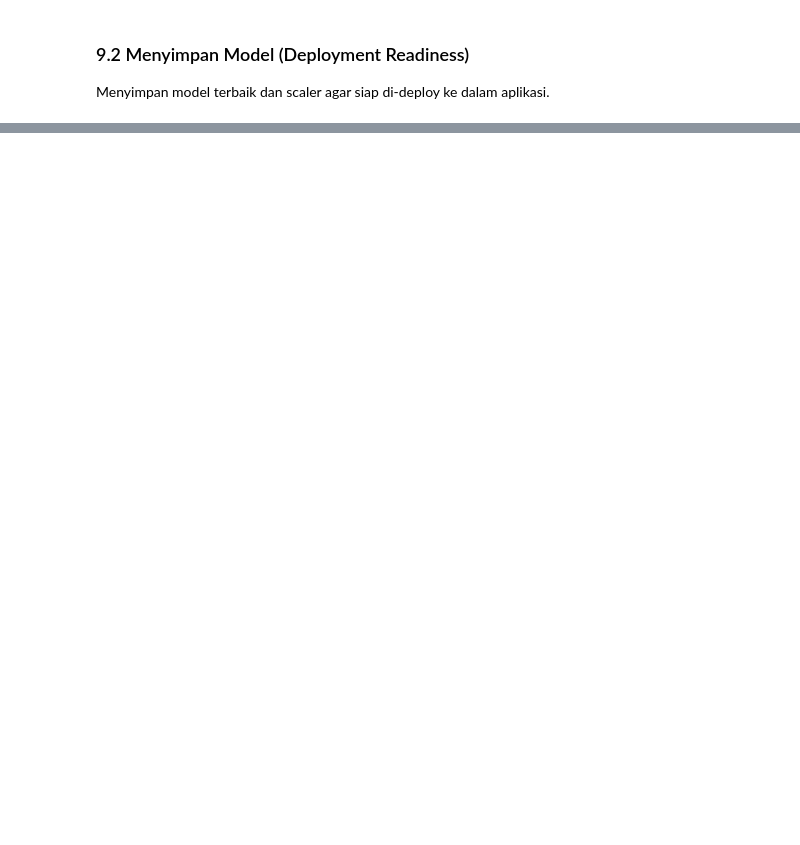
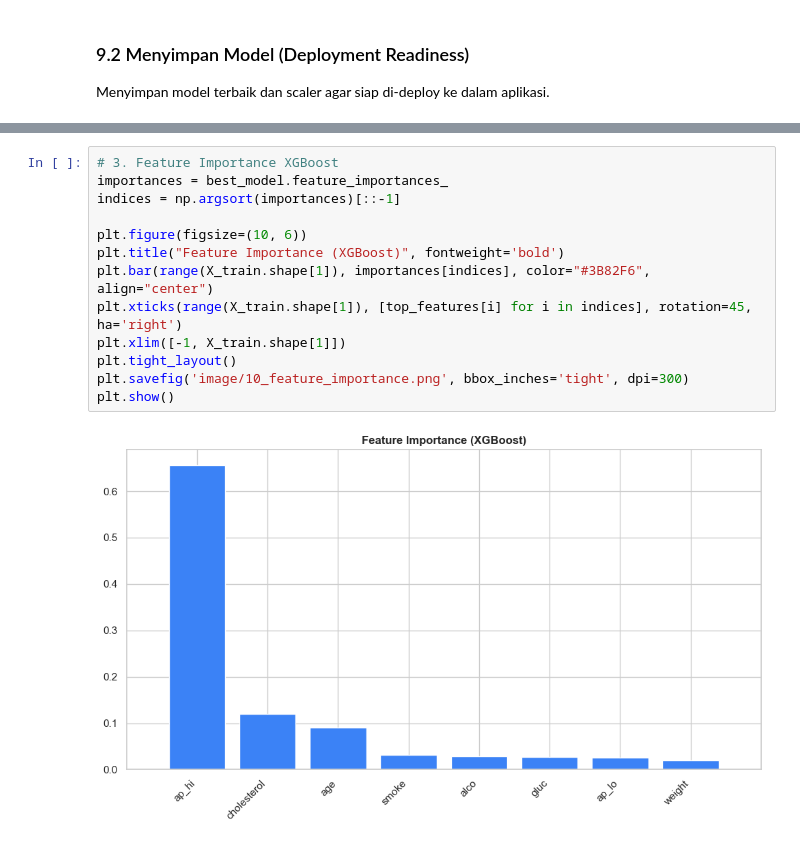
Before and after one commit to kebabresing/cardiovascular-risk-prediction, a Jupyter notebook: Cardiovascular_Disease_Prediction.ipynb, the cells around one changed output, grey strips where cells are left out. Cells and saved outputs as stored; diff of their text form; blank space fills up the shorter version.

```diff
--- a/Cardiovascular_Disease_Prediction.ipynb
+++ b/Cardiovascular_Disease_Prediction.ipynb
@@ -344,0 +522,15 @@ print("Model dan Scaler berhasil disimpan di dalam folder 'model/'!")
+# %%
+# 3. Feature Importance XGBoost
+importances = best_model.feature_importances_
+indices = np.argsort(importances)[::-1]
+
+plt.figure(figsize=(10, 6))
+plt.title("Feature Importance (XGBoost)", fontweight='bold')
+plt.bar(range(X_train.shape[1]), importances[indices], color="#3B82F6", align="center")
+plt.xticks(range(X_train.shape[1]), [top_features[i] for i in indices], rotation=45, ha='right')
+plt.xlim([-1, X_train.shape[1]])
+plt.tight_layout()
+plt.savefig('image/10_feature_importance.png', bbox_inches='tight', dpi=300)
+plt.show()
+# %% [output]
+[figure, added]
```
Also changed, not shown: parts of 23 cells of this notebook, 13 other files.
